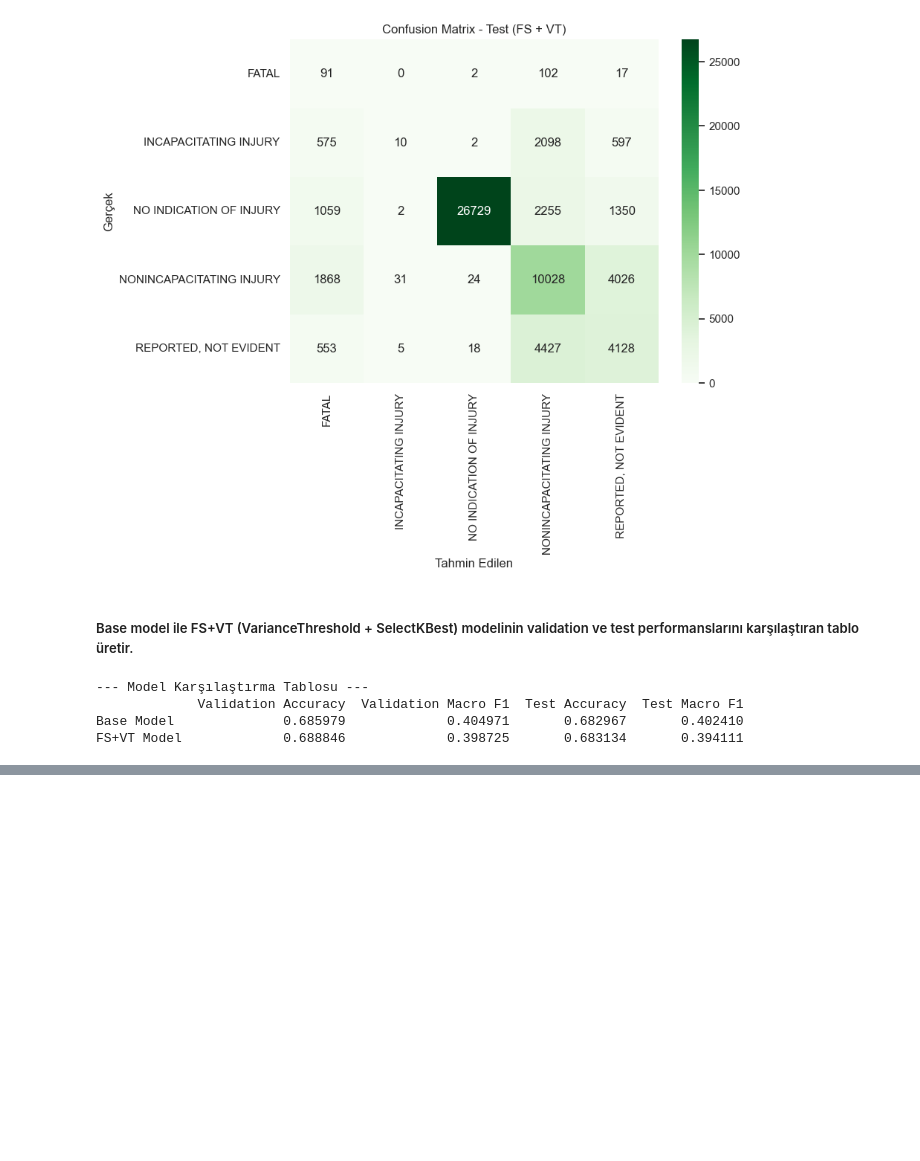
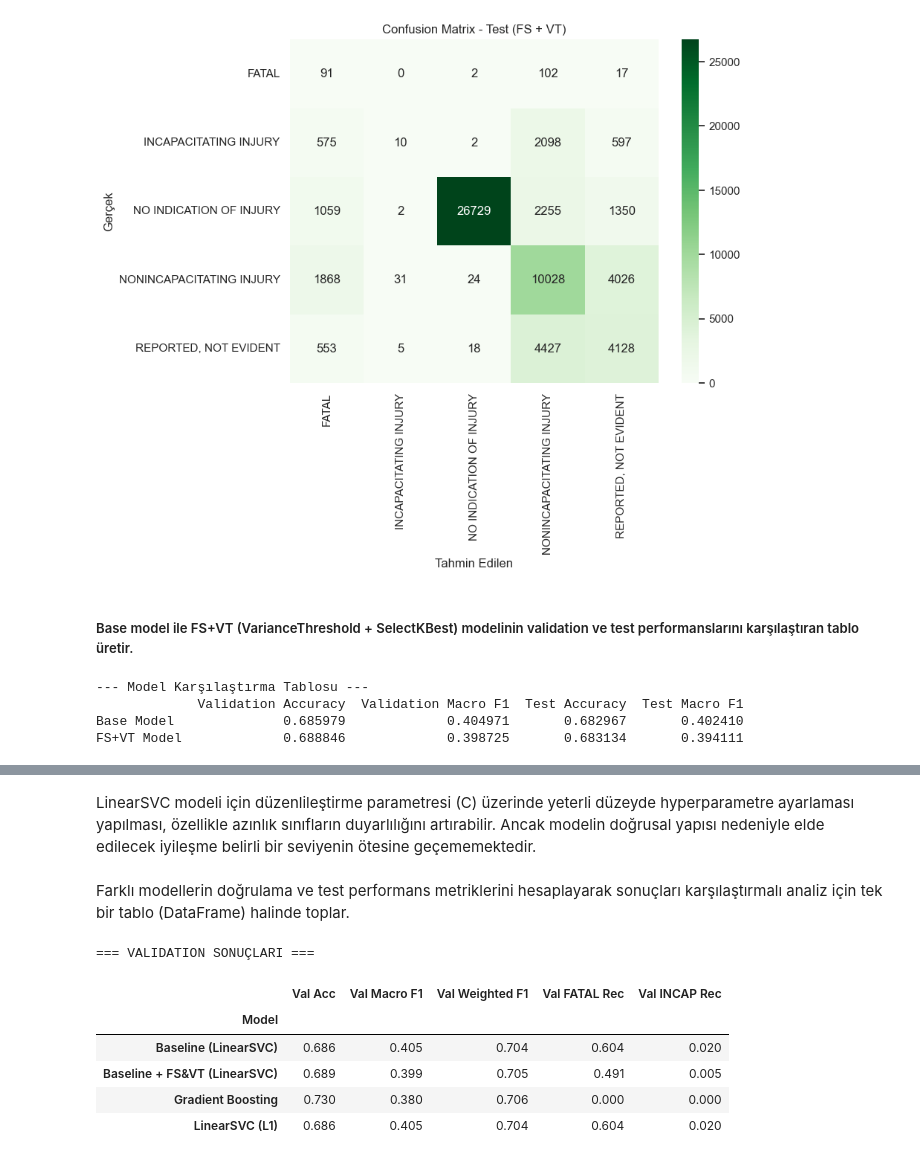
Before and after one commit to DilaraKurtul/yaralanma_siddeti_tahmini, a Jupyter notebook: DilaraKurtul_22040301061_Lumina.ipynb, the cells around one changed output, grey strips where cells are left out. Saved outputs shown, nothing was run; the diff lists cells and outputs as text; code cells hidden in the pictures; blank space fills up the shorter version.

```diff
--- a/DilaraKurtul_22040301061_Lumina.ipynb
+++ b/DilaraKurtul_22040301061_Lumina.ipynb
@@ -714,0 +1052,2 @@ FS+VT Model             0.688846             0.398725       0.683134       0.394
+# %% [markdown]
+LinearSVC modeli için düzenlileştirme parametresi (C) üzerinde yeterli düzeyde hyperparametre ayarlaması yapılması, özellikle azınlık sınıfların duyarlılığını artırabilir. Ancak modelin doğrusal yapısı nedeniyle elde edilecek iyileşme belirli bir seviyenin ötesine geçememektedir.
@@ -714,0 +1068,48 @@ FS+VT Model             0.688846             0.398725       0.683134       0.394
+# %%
+models_in_order = [
+    ("Baseline (LinearSVC)", svc_model),
+    ("Baseline + FS&VT (LinearSVC)", svc_model_fs),
+    ("Gradient Boosting", gb_model),
+    ("LinearSVC (L1)", svm_l1_model),
+]
+# %% [markdown]
+Farklı modellerin doğrulama ve test performans metriklerini hesaplayarak sonuçları karşılaştırmalı analiz için tek bir tablo (DataFrame) halinde toplar.
+# %%
+rows = []
+
+for name, model in models_in_order:
+    y_val_pred = model.predict(X_val)
+    y_test_pred = model.predict(X_test)
+
+    rows.append({
+        "Model": name,
+
+        "Val Acc": accuracy_score(y_val, y_val_pred),
+        "Val Macro F1": f1_score(y_val, y_val_pred, average="macro", zero_division=0),
+        "Val Weighted F1": f1_score(y_val, y_val_pred, average="weighted", zero_division=0),
+        "Val FATAL Rec": safe_recall(y_val, y_val_pred, FATAL_LABEL),
+        "Val INCAP Rec": safe_recall(y_val, y_val_pred, INCAP_LABEL),
+
+        "Test Acc": accuracy_score(y_test, y_test_pred),
+        "Test Macro F1": f1_score(y_test, y_test_pred, average="macro", zero_division=0),
+        "Test Weighted F1": f1_score(y_test, y_test_pred, average="weighted", zero_division=0),
+        "Test FATAL Rec": safe_recall(y_test, y_test_pred, FATAL_LABEL),
+        "Test INCAP Rec": safe_recall(y_test, y_test_pred, INCAP_LABEL),
+    })
+
+comparison_df = pd.DataFrame(rows).set_index("Model")
+# %%
+val_table = comparison_df[
+    ["Val Acc", "Val Macro F1", "Val Weighted F1", "Val FATAL Rec", "Val INCAP Rec"]
+].round(3)
+
+print("=== VALIDATION SONUÇLARI ===")
+display(val_table)
+# %% [output]
+=== VALIDATION SONUÇLARI ===
+|  | Val Acc | Val Macro F1 | Val Weighted F1 | Val FATAL Rec | Val INCAP Rec |
+| Model |  |  |  |  |  |
+| Baseline (LinearSVC) | 0.686 | 0.405 | 0.704 | 0.604 | 0.020 |
+| Baseline + FS&VT (LinearSVC) | 0.689 | 0.399 | 0.705 | 0.491 | 0.005 |
+| Gradient Boosting | 0.730 | 0.380 | 0.706 | 0.000 | 0.000 |
+| LinearSVC (L1) | 0.686 | 0.405 | 0.704 | 0.604 | 0.020 |
```
Also changed, not shown: parts of 46 cells of this notebook, 2 other files.
